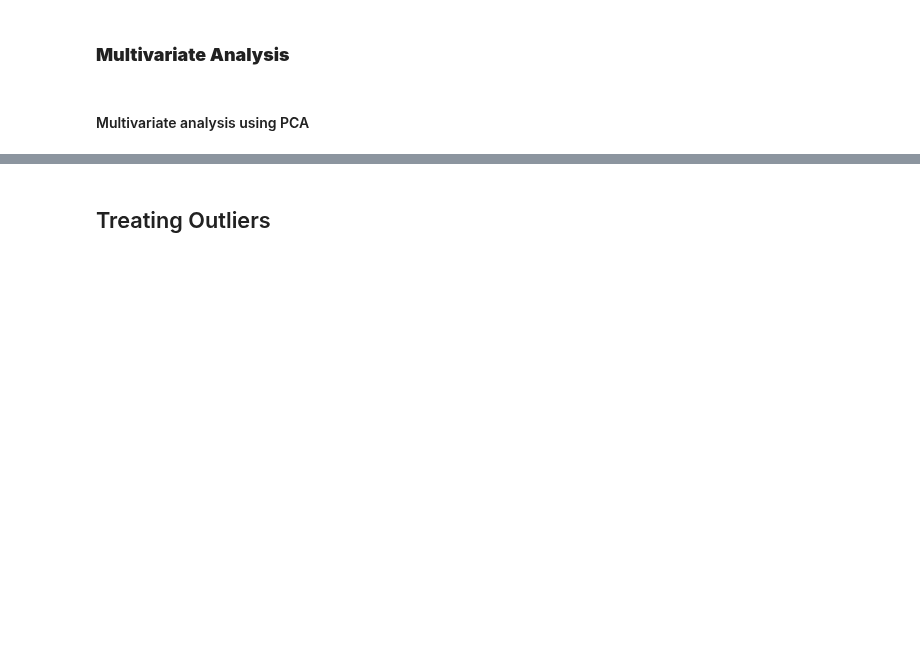
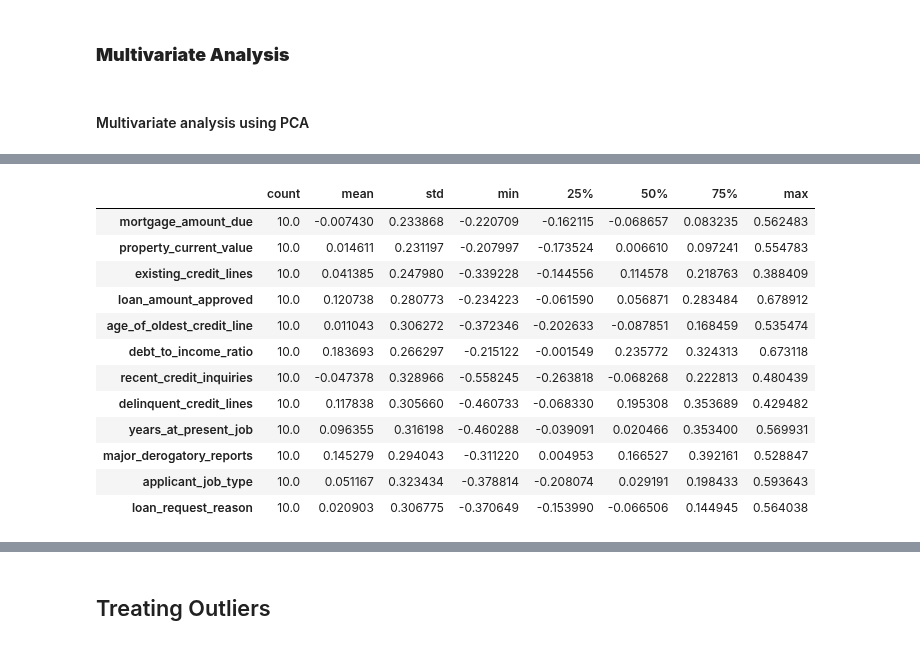
Before and after one commit to vmagar1729/analytiqbit, a Jupyter notebook: notebooks/Capstone_Project_Reference_Notebook_Loan_Default_Prediction_Full_Code.ipynb, the cells around one changed output, grey strips where cells are left out. Saved outputs shown, nothing was run; the diff lists cells and outputs as text; code cells hidden in the pictures; blank space fills up the shorter version.

```diff
--- a/notebooks/Capstone_Project_Reference_Notebook_Loan_Default_Prediction_Full_Code.ipynb
+++ b/notebooks/Capstone_Project_Reference_Notebook_Loan_Default_Prediction_Full_Code.ipynb
@@ -560,0 +678,4 @@ summarize_dataframe(default_imputed)
+# %%
+loadings = pd.DataFrame(pca.components_, columns=default_imputed_scaled.columns, index=[f'PC{i+1}' for i in range(len(pca.components_))])
+sorted_loadings = loadings[loadings.columns[loadings.iloc[0].argsort()[::-1]]]
+sorted_loadings
@@ -560,0 +694,16 @@ summarize_dataframe(default_imputed)
+# %%
+sorted_loadings.describe().T
+# %% [output]
+|  | count | mean | std | min | 25% | 50% | 75% | max |
+| mortgage_amount_due | 10.0 | -0.007430 | 0.233868 | -0.220709 | -0.162115 | -0.068657 | 0.083235 | 0.562483 |
+| property_current_value | 10.0 | 0.014611 | 0.231197 | -0.207997 | -0.173524 | 0.006610 | 0.097241 | 0.554783 |
+| existing_credit_lines | 10.0 | 0.041385 | 0.247980 | -0.339228 | -0.144556 | 0.114578 | 0.218763 | 0.388409 |
+| loan_amount_approved | 10.0 | 0.120738 | 0.280773 | -0.234223 | -0.061590 | 0.056871 | 0.283484 | 0.678912 |
+| age_of_oldest_credit_line | 10.0 | 0.011043 | 0.306272 | -0.372346 | -0.202633 | -0.087851 | 0.168459 | 0.535474 |
+| debt_to_income_ratio | 10.0 | 0.183693 | 0.266297 | -0.215122 | -0.001549 | 0.235772 | 0.324313 | 0.673118 |
+| recent_credit_inquiries | 10.0 | -0.047378 | 0.328966 | -0.558245 | -0.263818 | -0.068268 | 0.222813 | 0.480439 |
+| delinquent_credit_lines | 10.0 | 0.117838 | 0.305660 | -0.460733 | -0.068330 | 0.195308 | 0.353689 | 0.429482 |
+| years_at_present_job | 10.0 | 0.096355 | 0.316198 | -0.460288 | -0.039091 | 0.020466 | 0.353400 | 0.569931 |
+| major_derogatory_reports | 10.0 | 0.145279 | 0.294043 | -0.311220 | 0.004953 | 0.166527 | 0.392161 | 0.528847 |
+| applicant_job_type | 10.0 | 0.051167 | 0.323434 | -0.378814 | -0.208074 | 0.029191 | 0.198433 | 0.593643 |
+| loan_request_reason | 10.0 | 0.020903 | 0.306775 | -0.370649 | -0.153990 | -0.066506 | 0.144945 | 0.564038 |
```
Also changed, not shown: parts of 21 cells of this notebook, 1 other file.
